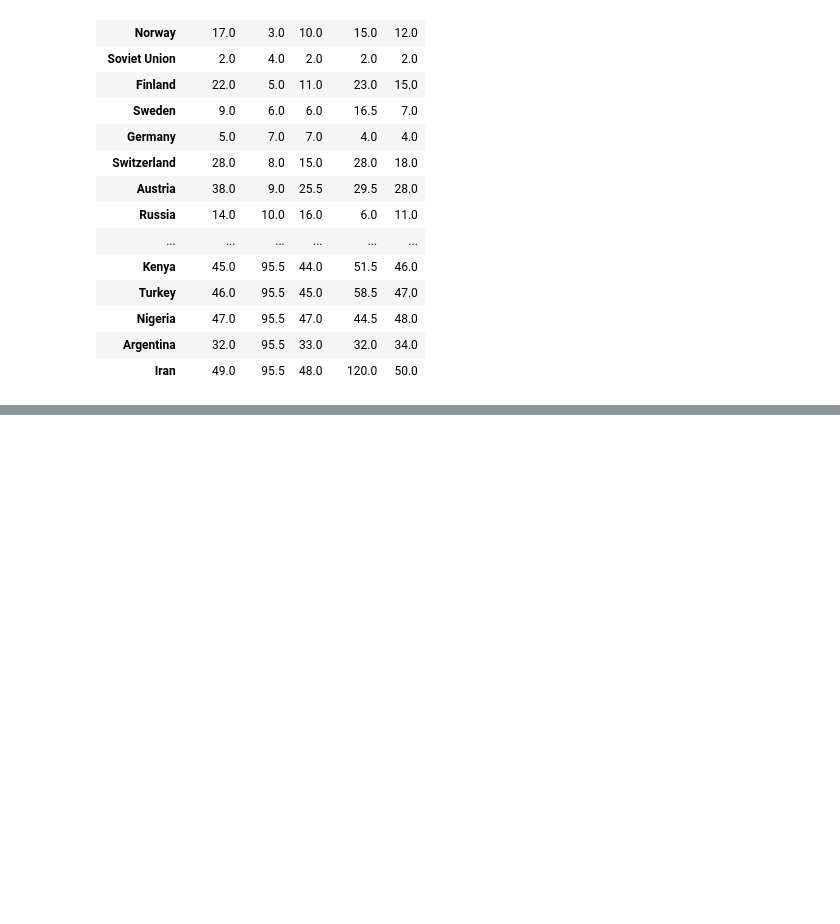
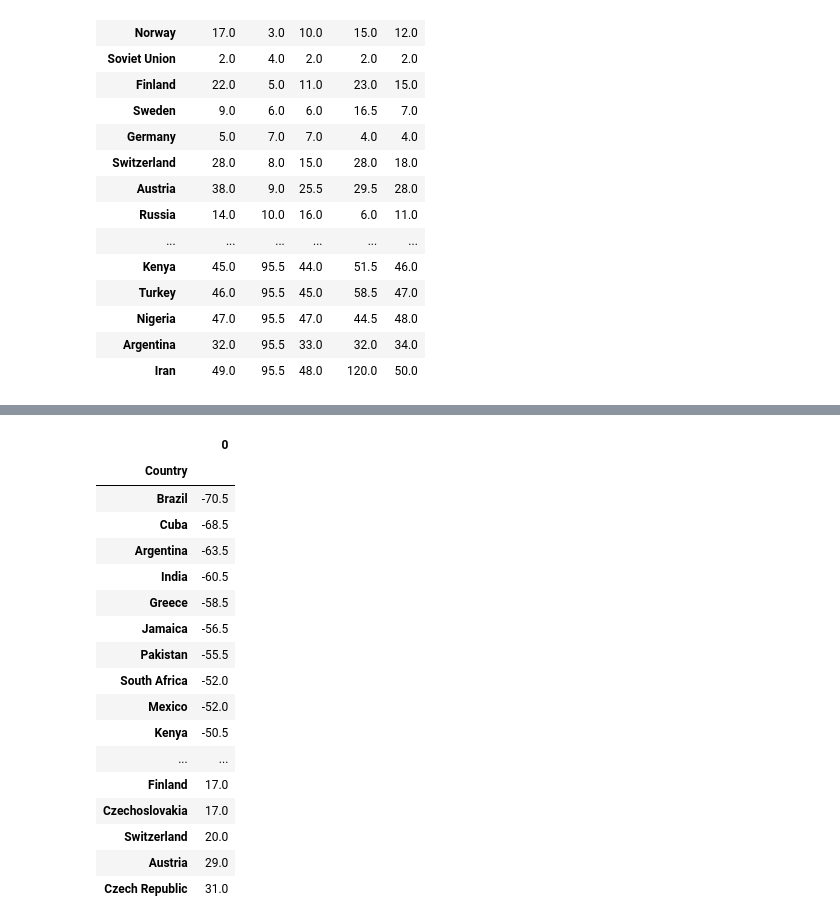
Before and after one commit to marb61a/Data-Science-Projects, a Jupyter notebook: Olympic Games Project/Olympic-Games.ipynb, the cells around one changed output, grey strips where cells are left out. Cells and saved outputs as stored; diff of their text form; code cells hidden in the pictures; blank space fills up the shorter version.

```diff
--- a/Olympic Games Project/Olympic-Games.ipynb
+++ b/Olympic Games Project/Olympic-Games.ipynb
@@ -1206,0 +1239,22 @@ top_50.sort_values("Winter")
+# %%
+rank_diff = top_50.Summer.sub(top_50.Winter).sort_values().to_frame()
+rank_diff
+# %% [output]
+|  | 0 |
+| Country |  |
+| Brazil | -70.5 |
+| Cuba | -68.5 |
+| Argentina | -63.5 |
+| India | -60.5 |
+| Greece | -58.5 |
+| Jamaica | -56.5 |
+| Pakistan | -55.5 |
+| South Africa | -52.0 |
+| Mexico | -52.0 |
+| Kenya | -50.5 |
+| ... | ... |
+| Finland | 17.0 |
+| Czechoslovakia | 17.0 |
+| Switzerland | 20.0 |
+| Austria | 29.0 |
+| Czech Republic | 31.0 |
```
Also changed, not shown: parts of 4 cells of this notebook.
